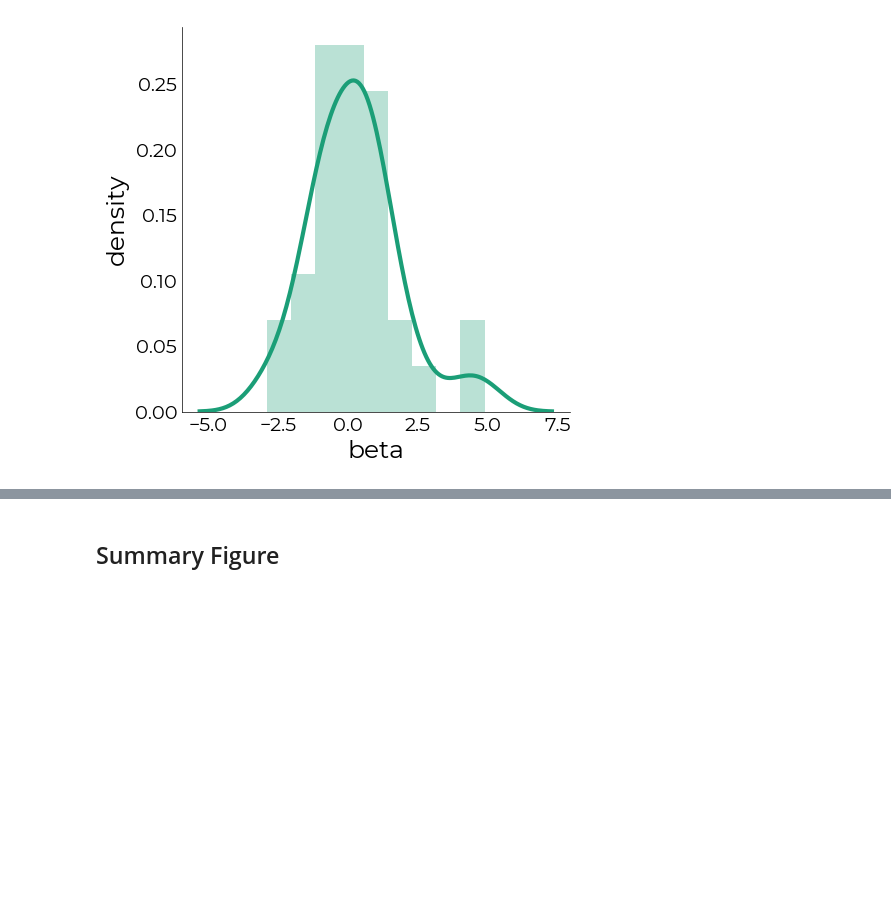
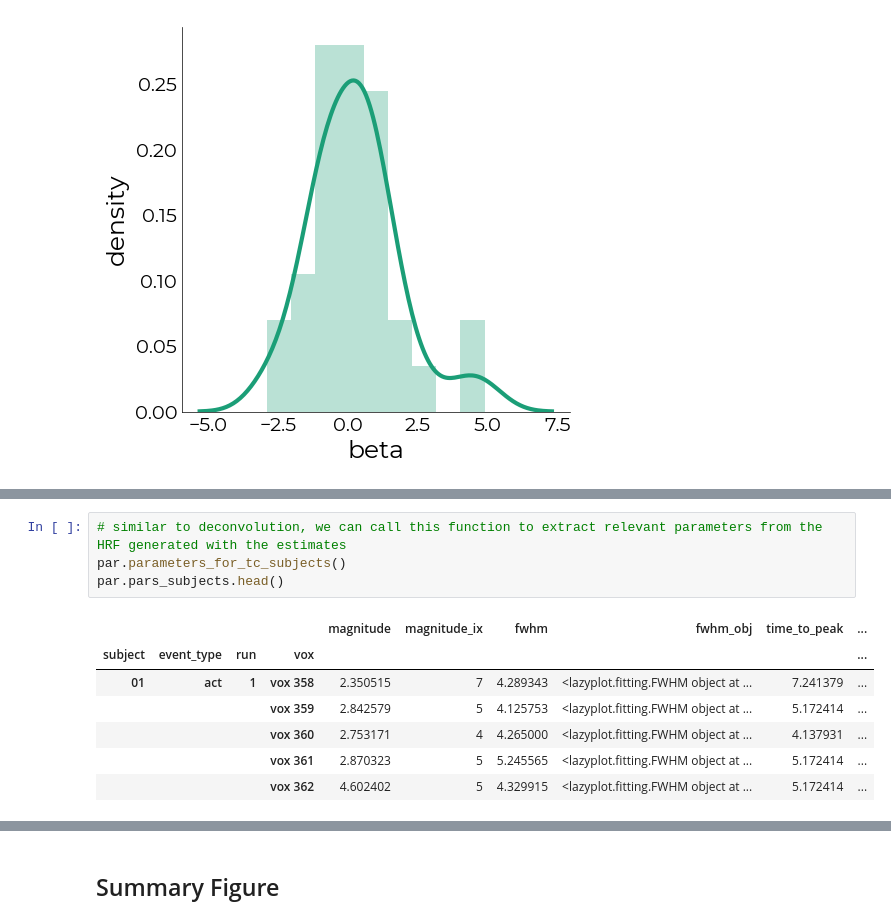
Before and after one commit to gjheij/lazyfmri, a Jupyter notebook: notebooks/example.ipynb, the cells around one changed output, grey strips where cells are left out. Cells and saved outputs as stored; diff of their text form; blank space fills up the shorter version.

```diff
--- a/notebooks/example.ipynb
+++ b/notebooks/example.ipynb
@@ -428,0 +459,12 @@ hist = plotting.LazyHist(
+# %%
+# similar to deconvolution, we can call this function to extract relevant parameters from the HRF generated with the estimates
+par.parameters_for_tc_subjects()
+par.pars_subjects.head()
+# %% [output]
+|  |  |  |  | magnitude | magnitude_ix | fwhm | fwhm_obj | time_to_peak | ... |
+| subject | event_type | run | vox |  |  |  |  |  | ... |
+| 01 | act | 1 | vox 358 | 2.350515 | 7 | 4.289343 | <lazyplot.fitting.FWHM object at ... | 7.241379 | ... |
+|  |  |  | vox 359 | 2.842579 | 5 | 4.125753 | <lazyplot.fitting.FWHM object at ... | 5.172414 | ... |
+|  |  |  | vox 360 | 2.753171 | 4 | 4.265000 | <lazyplot.fitting.FWHM object at ... | 4.137931 | ... |
+|  |  |  | vox 361 | 2.870323 | 5 | 5.245565 | <lazyplot.fitting.FWHM object at ... | 5.172414 | ... |
+|  |  |  | vox 362 | 4.602402 | 5 | 4.329915 | <lazyplot.fitting.FWHM object at ... | 5.172414 | ... |
```
Also changed, not shown: parts of 11 cells of this notebook.
